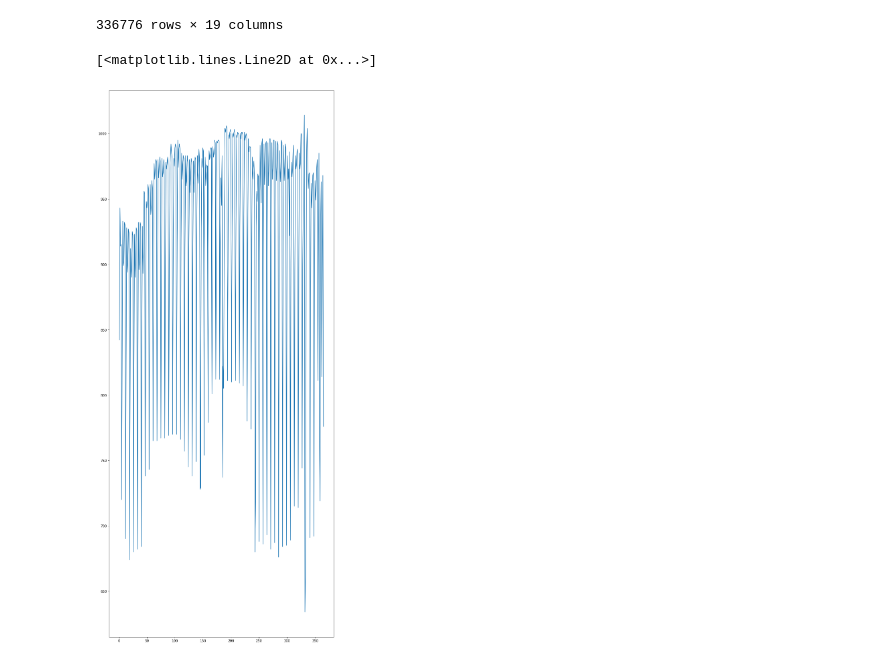
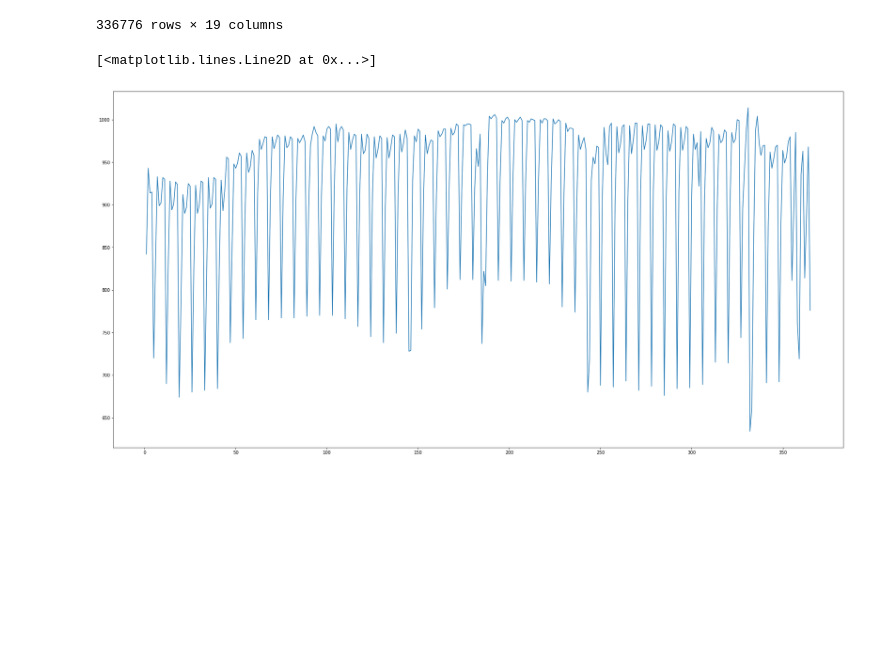
Before and after one commit to fdrennan/drenr_aws, a Jupyter notebook: pages/html_files/python_aggregate.ipynb, the cells around one changed output. Saved outputs shown, nothing was run; the diff lists cells and outputs as text; code cells hidden in the pictures; blank space fills up the shorter version.

```diff
--- a/pages/html_files/python_aggregate.ipynb
+++ b/pages/html_files/python_aggregate.ipynb
@@ -45,8 +47,8 @@ counts = flights.iloc[:,:1]
 x = np.linspace(1, 365, 365)
 y = counts
 # %%
-plt.figure(figsize=(15, 8))
+plt.figure(figsize=(30, 15))
 plt.plot(x, y)
 # %% [output]
 [<matplotlib.lines.Line2D at 0x...>]
-[figure, old version]
+[figure, new version]
```
Also changed, not shown: parts of 1 cell of this notebook.
